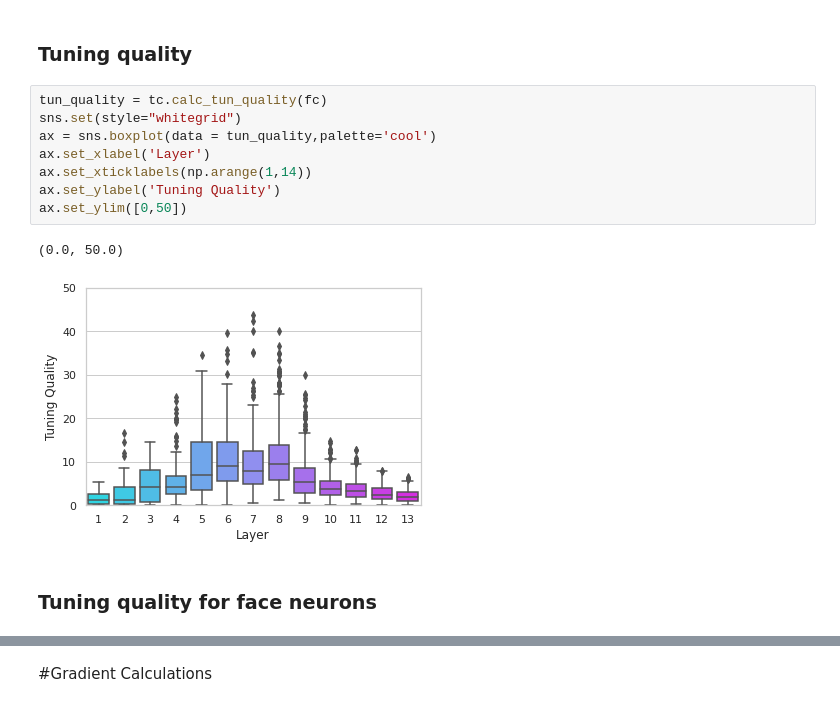
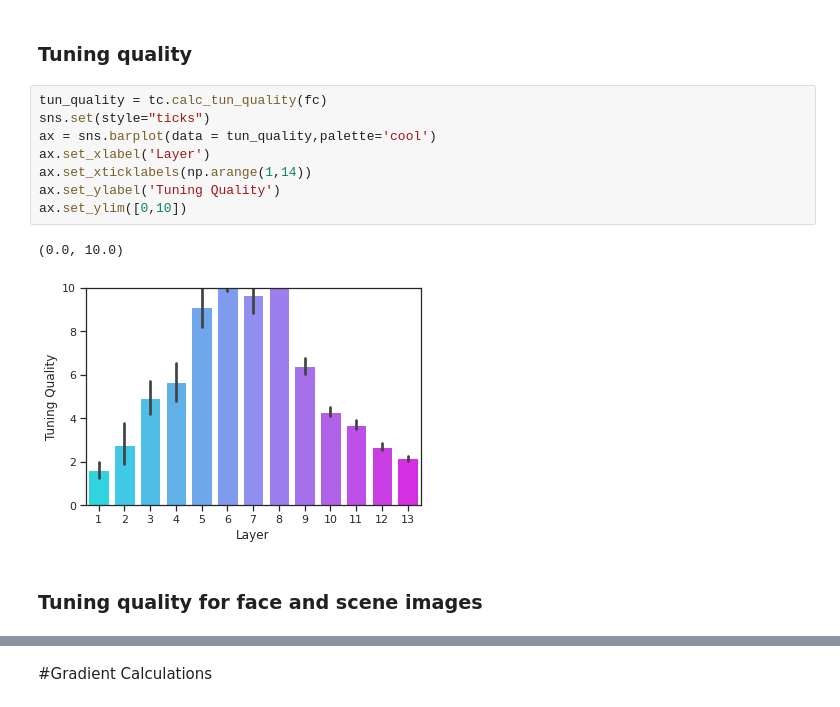
Before and after one commit to soukhind2/vgg16obj, a Jupyter notebook: VGG_Face_4class.ipynb, the cells around one changed output, grey strips where cells are left out. Cells and saved outputs as stored; diff of their text form.

Commit message:
Neuronal calculation patch 1.3

```diff
--- a/VGG_Face_4class.ipynb
+++ b/VGG_Face_4class.ipynb
@@ -432,17 +460,17 @@ for cat in range(ncats):
 ### Tuning quality
 # %%
 tun_quality = tc.calc_tun_quality(fc)
-sns.set(style="whitegrid")
-ax = sns.boxplot(data = tun_quality,palette='cool')
+sns.set(style="ticks")
+ax = sns.barplot(data = tun_quality,palette='cool')
 ax.set_xlabel('Layer')
 ax.set_xticklabels(np.arange(1,14))
 ax.set_ylabel('Tuning Quality')
-ax.set_ylim([0,50])
+ax.set_ylim([0,10])
 # %% [output]
-(0.0, 50.0)
+(0.0, 10.0)
-[figure, old version]
+[figure, new version]
 # %% [markdown]
-### Tuning quality for face neurons
+### Tuning quality for face and scene images
 # %%
 tun_q_face = [[0 for item in subl] for subl in fc[0]]
 for cat in range(2):
```
Also changed, not shown: parts of 28 cells of this notebook.
